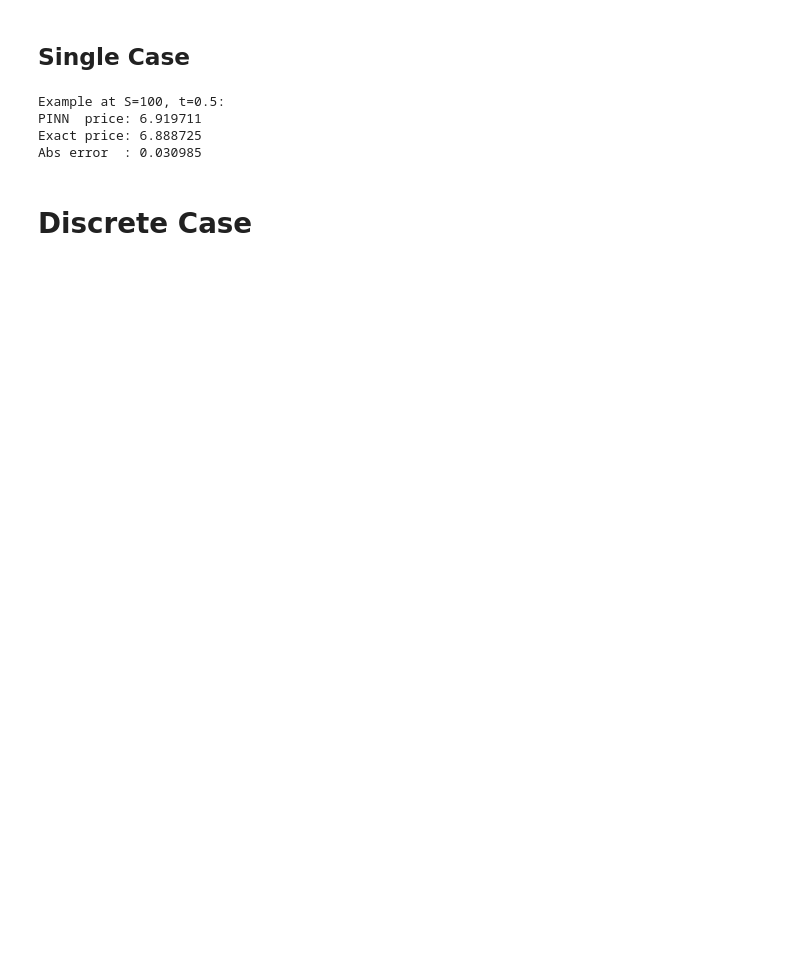
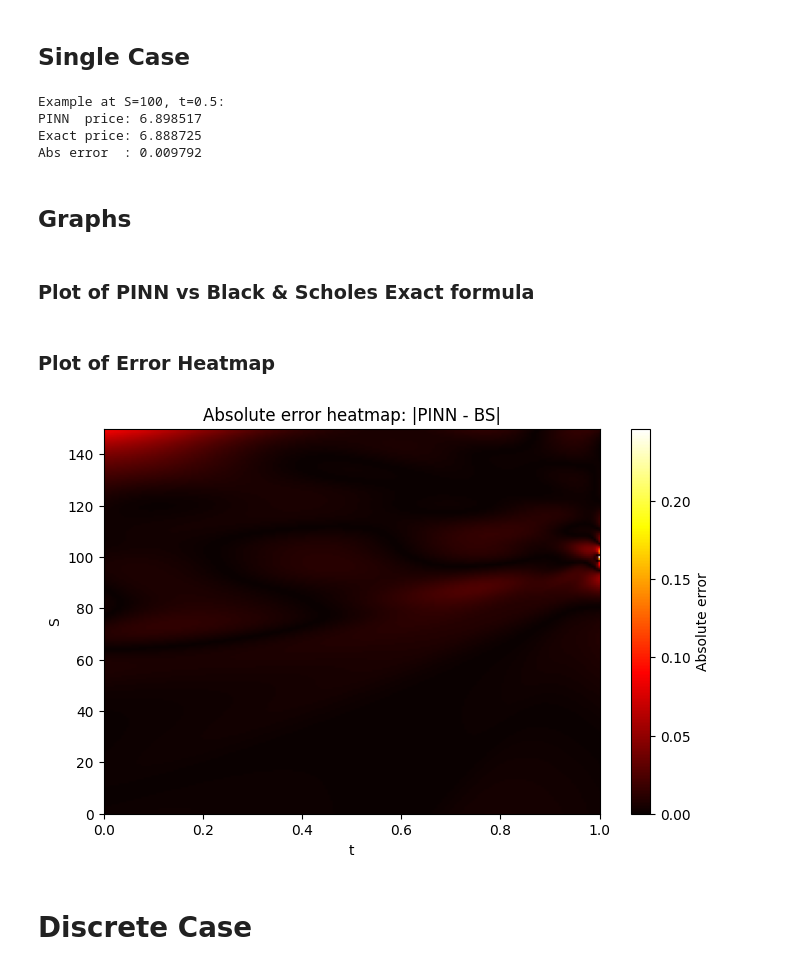
Before and after one commit to Samyueru01/Cutting-Edge, a Jupyter notebook: notebooks/PINN_BS.ipynb, the cells around one changed output. Saved outputs shown, nothing was run; the diff lists cells and outputs as text; code cells hidden in the pictures; blank space fills up the shorter version.

Commit message:
made some evaluation graph

```diff
--- a/notebooks/PINN_BS.ipynb
+++ b/notebooks/PINN_BS.ipynb
@@ -252,7 +253,14 @@ hidden_layers = [64, 64, 64, 64]
 activation_fun = nn.Tanh
 mse = nn.MSELoss()
 
-lr = 1e-4
+loss_weights = {
+                "pde": 1.0,
+                "terminal": 10.0,
+                "boundary_S0": 1.0,
+                "boundary_Smax": 1.0,
+                }
+
+lr = 1e-3
 epochs = 5000
 
 # Class Initialization
@@ -260,7 +268,8 @@ bs = BlackScholes(r, sigma)
 model = PINN_BS_Continuous(K, r, sigma, T,
                            S_min, S_max, t_min, t_max,
                            hidden_layers,
-                           activation_fun).to(device)
+                           activation_fun,
+                           loss_weights).to(device)
 # %% [markdown]
 ## Training + Optimization
 # %%
@@ -361,12 +370,16 @@ with torch.no_grad():
     pred = model(S_example, t_example).item()
     exact = bs.price(S_example, K=K, t=t_example, T=T, option_type="call").item()
 
-    print("\nExample at S=100, t=0.5:")
+    print("Example at S=100, t=0.5:")
     print(f"PINN  price: {pred:.6f}")
     print(f"Exact price: {exact:.6f}")
     print(f"Abs error  : {abs(pred - exact):.6f}")
 # %% [output]
 Example at S=100, t=0.5:
-PINN  price: 6.919711
+PINN  price: 6.898517
 Exact price: 6.888725
-Abs error  : 0.030985
+Abs error  : 0.009792
+# %% [markdown]
+## Graphs
+# %% [markdown]
+### Plot of PINN vs Black & Scholes Exact formula
@@ -373,2 +446,40 @@ Abs error  : 0.030985
+# %% [markdown]
+### Plot of Error Heatmap
+# %%
+def plot_error_heatmap(model, nS=200, nT=200):
+    model.eval()
+
+    S_vals = torch.linspace(S_min, S_max, nS, device=device)
+    t_vals = torch.linspace(t_min, t_max, nT, device=device)
+
+    SS, TT = torch.meshgrid(S_vals, t_vals, indexing="ij")
+    S_test = SS.reshape(-1, 1)
+    t_test = TT.reshape(-1, 1)
+
+    with torch.no_grad():
+        V_pinn = model(S_test, t_test)
+        V_bs = bs.price(S=S_test, K=K, t=t_test, T=T, option_type="call")
+        err = torch.abs(V_pinn - V_bs).reshape(nS, nT).cpu().numpy()
+
+    S_np = S_vals.cpu().numpy()
+    t_np = t_vals.cpu().numpy()
+
+    plt.figure(figsize=(8, 5))
+    im = plt.imshow(
+        err,
+        extent=[t_np.min(), t_np.max(), S_np.min(), S_np.max()],
+        origin="lower",
+        aspect="auto",
+        cmap="hot"
+    )
+    plt.xlabel("t")
+    plt.ylabel("S")
+    plt.title("Absolute error heatmap: |PINN - BS|")
+    plt.colorbar(im, label="Absolute error")
+    plt.show()
+
+plot_error_heatmap(model)
+# %% [output]
+[figure, added]
 # %% [markdown]
 # Discrete Case
```
Also changed, not shown: parts of 4 cells of this notebook.
